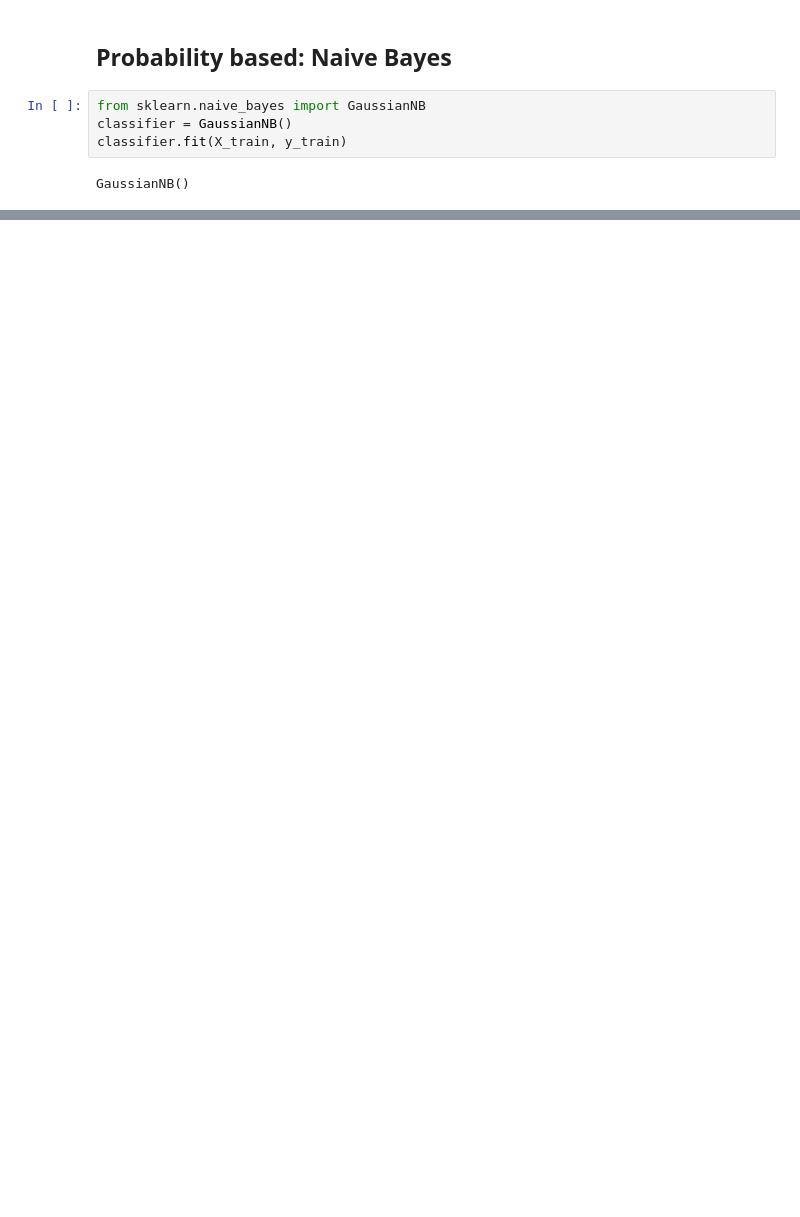
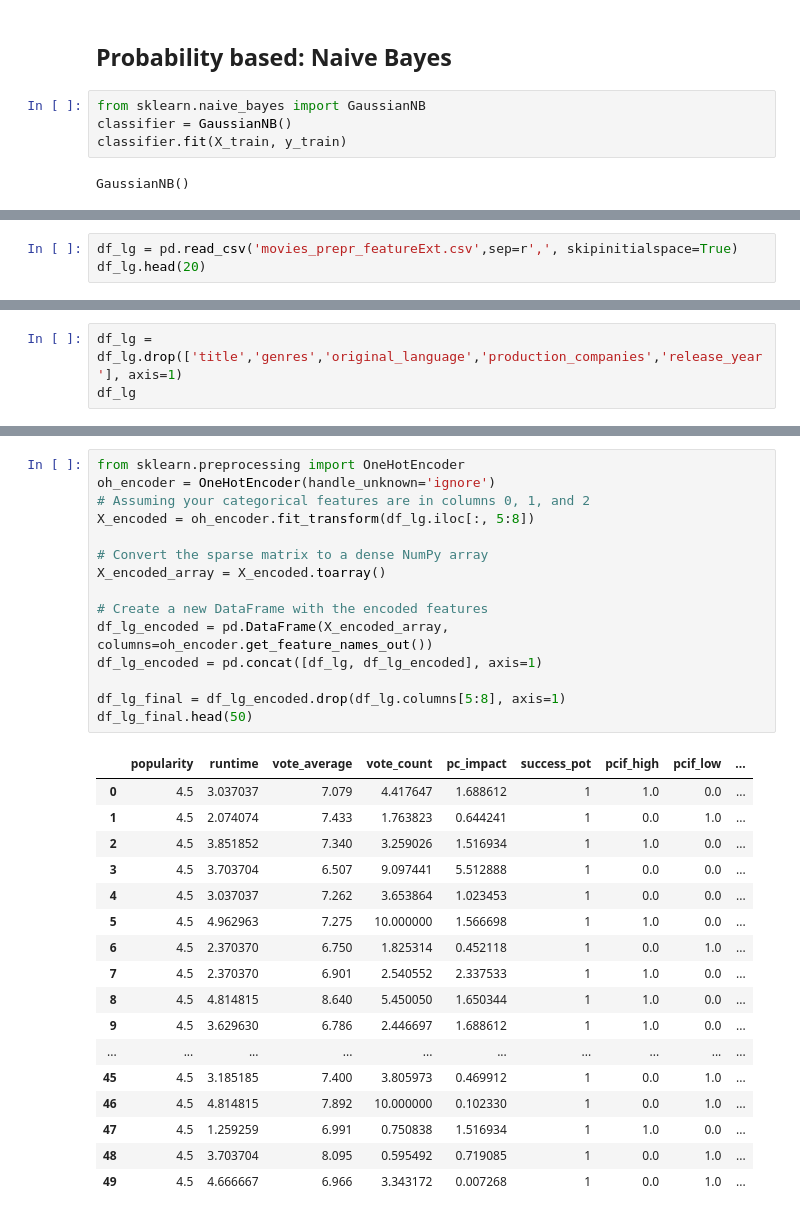
Before and after one commit to Samk104/Cinemalytics, a Jupyter notebook: Cinemalytics_Model.ipynb, the cells around one changed output, grey strips where cells are left out. Cells and saved outputs as stored; diff of their text form; blank space fills up the shorter version.

```diff
--- a/Cinemalytics_Model.ipynb
+++ b/Cinemalytics_Model.ipynb
@@ -536,0 +551,3 @@ cm, ac
+# %%
+df_lg = pd.read_csv('movies_prepr_featureExt.csv',sep=r',', skipinitialspace=True)
+df_lg.head(20)
@@ -536,0 +572,3 @@ cm, ac
+# %%
+df_lg = df_lg.drop(['title','genres','original_language','production_companies','release_year'], axis=1)
+df_lg
@@ -536,0 +589,33 @@ cm, ac
+# %%
+from sklearn.preprocessing import OneHotEncoder
+oh_encoder = OneHotEncoder(handle_unknown='ignore')
+# Assuming your categorical features are in columns 0, 1, and 2
+X_encoded = oh_encoder.fit_transform(df_lg.iloc[:, 5:8])
+
+# Convert the sparse matrix to a dense NumPy array
+X_encoded_array = X_encoded.toarray()
+
+# Create a new DataFrame with the encoded features
+df_lg_encoded = pd.DataFrame(X_encoded_array, columns=oh_encoder.get_feature_names_out())
+df_lg_encoded = pd.concat([df_lg, df_lg_encoded], axis=1)
+
+df_lg_final = df_lg_encoded.drop(df_lg.columns[5:8], axis=1)
+df_lg_final.head(50)
+# %% [output]
+|  | popularity | runtime | vote_average | vote_count | pc_impact | success_pot | pcif_high | pcif_low | ... |
+| 0 | 4.5 | 3.037037 | 7.079 | 4.417647 | 1.688612 | 1 | 1.0 | 0.0 | ... |
+| 1 | 4.5 | 2.074074 | 7.433 | 1.763823 | 0.644241 | 1 | 0.0 | 1.0 | ... |
+| 2 | 4.5 | 3.851852 | 7.340 | 3.259026 | 1.516934 | 1 | 1.0 | 0.0 | ... |
+| 3 | 4.5 | 3.703704 | 6.507 | 9.097441 | 5.512888 | 1 | 0.0 | 0.0 | ... |
+| 4 | 4.5 | 3.037037 | 7.262 | 3.653864 | 1.023453 | 1 | 0.0 | 0.0 | ... |
+| 5 | 4.5 | 4.962963 | 7.275 | 10.000000 | 1.566698 | 1 | 1.0 | 0.0 | ... |
+| 6 | 4.5 | 2.370370 | 6.750 | 1.825314 | 0.452118 | 1 | 0.0 | 1.0 | ... |
+| 7 | 4.5 | 2.370370 | 6.901 | 2.540552 | 2.337533 | 1 | 1.0 | 0.0 | ... |
+| 8 | 4.5 | 4.814815 | 8.640 | 5.450050 | 1.650344 | 1 | 1.0 | 0.0 | ... |
+| 9 | 4.5 | 3.629630 | 6.786 | 2.446697 | 1.688612 | 1 | 1.0 | 0.0 | ... |
+| ... | ... | ... | ... | ... | ... | ... | ... | ... | ... |
+| 45 | 4.5 | 3.185185 | 7.400 | 3.805973 | 0.469912 | 1 | 0.0 | 1.0 | ... |
+| 46 | 4.5 | 4.814815 | 7.892 | 10.000000 | 0.102330 | 1 | 0.0 | 1.0 | ... |
+| 47 | 4.5 | 1.259259 | 6.991 | 0.750838 | 1.516934 | 1 | 1.0 | 0.0 | ... |
+| 48 | 4.5 | 3.703704 | 8.095 | 0.595492 | 0.719085 | 1 | 0.0 | 1.0 | ... |
+| 49 | 4.5 | 4.666667 | 6.966 | 3.343172 | 0.007268 | 1 | 0.0 | 1.0 | ... |
```
Also changed, not shown: parts of 31 cells of this notebook.
